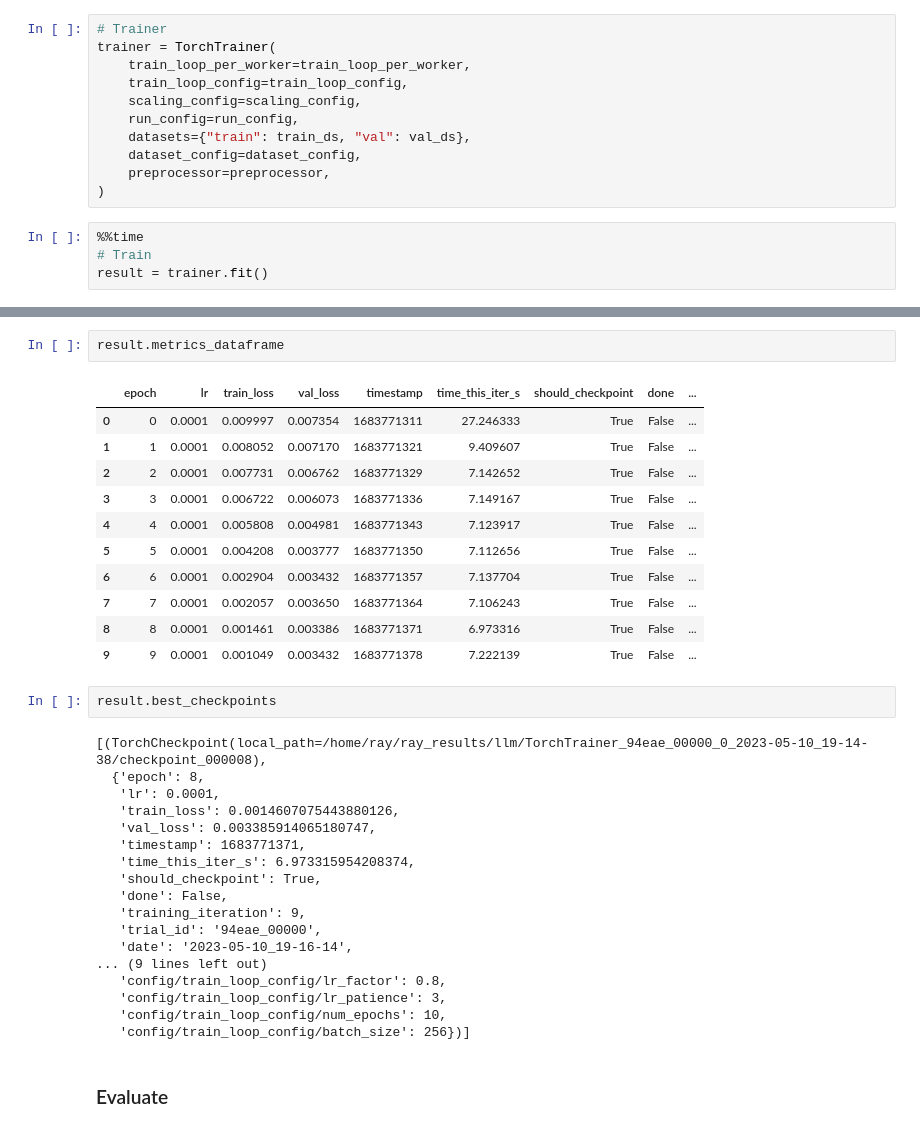
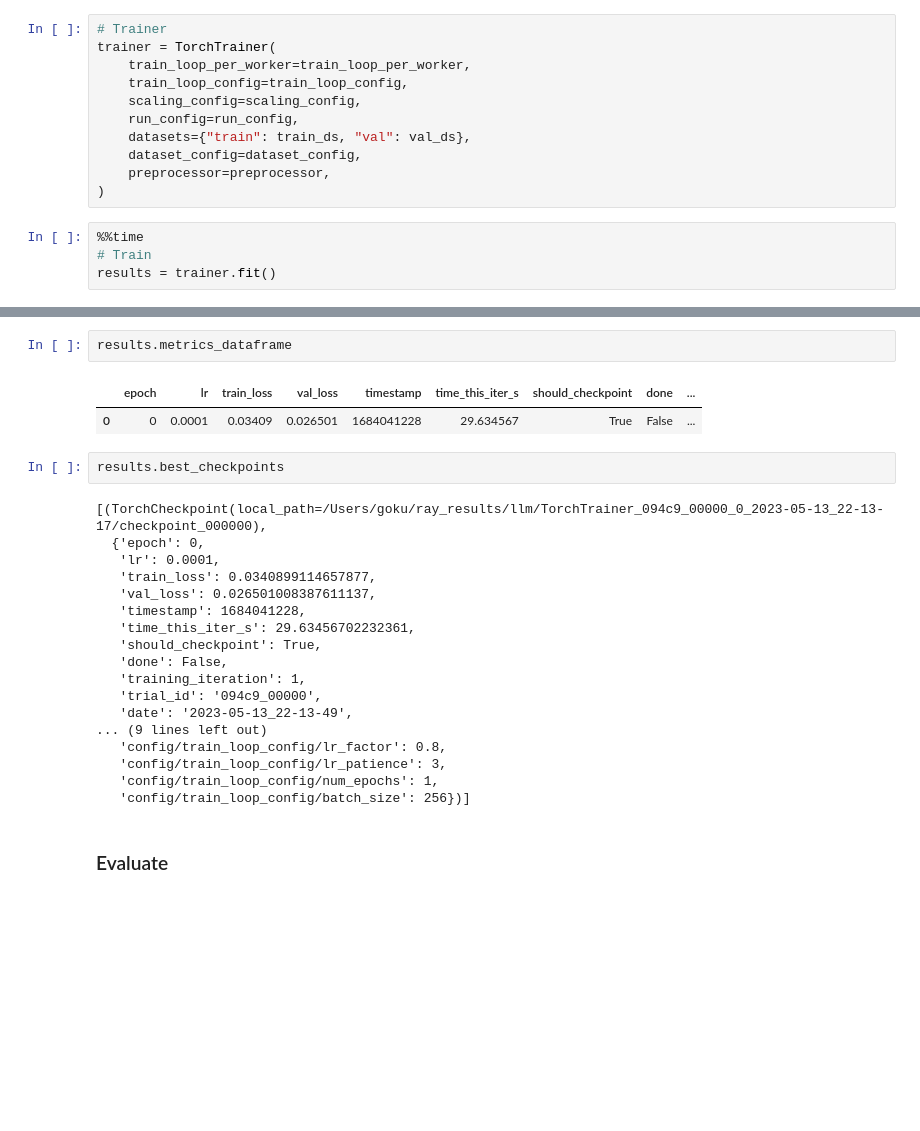
Before and after one commit to anyscale/Made-With-ML, a Jupyter notebook: notebooks/madewithml.ipynb, the cells around one changed output, grey strips where cells are left out. Saved outputs shown, nothing was run; the diff lists cells and outputs as text; blank space fills up the shorter version.

```diff
--- a/notebooks/madewithml.ipynb
+++ b/notebooks/madewithml.ipynb
@@ -807,4 +830,4 @@ trainer = TorchTrainer(
 # %%
 %%time
 # Train
-result = trainer.fit()
+results = trainer.fit()
@@ -811,36 +867,27 @@ result = trainer.fit()
 # %%
-result.metrics_dataframe
+results.metrics_dataframe
 # %% [output]
 |  | epoch | lr | train_loss | val_loss | timestamp | time_this_iter_s | should_checkpoint | done | ... |
-| 0 | 0 | 0.0001 | 0.009997 | 0.007354 | 1683771311 | 27.246333 | True | False | ... |
-| 1 | 1 | 0.0001 | 0.008052 | 0.007170 | 1683771321 | 9.409607 | True | False | ... |
-| 2 | 2 | 0.0001 | 0.007731 | 0.006762 | 1683771329 | 7.142652 | True | False | ... |
-| 3 | 3 | 0.0001 | 0.006722 | 0.006073 | 1683771336 | 7.149167 | True | False | ... |
-| 4 | 4 | 0.0001 | 0.005808 | 0.004981 | 1683771343 | 7.123917 | True | False | ... |
-| 5 | 5 | 0.0001 | 0.004208 | 0.003777 | 1683771350 | 7.112656 | True | False | ... |
-| 6 | 6 | 0.0001 | 0.002904 | 0.003432 | 1683771357 | 7.137704 | True | False | ... |
-| 7 | 7 | 0.0001 | 0.002057 | 0.003650 | 1683771364 | 7.106243 | True | False | ... |
-| 8 | 8 | 0.0001 | 0.001461 | 0.003386 | 1683771371 | 6.973316 | True | False | ... |
-| 9 | 9 | 0.0001 | 0.001049 | 0.003432 | 1683771378 | 7.222139 | True | False | ... |
+| 0 | 0 | 0.0001 | 0.03409 | 0.026501 | 1684041228 | 29.634567 | True | False | ... |
 # %%
-result.best_checkpoints
+results.best_checkpoints
 # %% [output]
-[(TorchCheckpoint(local_path=/home/ray/ray_results/llm/TorchTrainer_94eae_00000_0_2023-05-10_19-14-38/checkpoint_000008),
-  {'epoch': 8,
+[(TorchCheckpoint(local_path=/Users/goku/ray_results/llm/TorchTrainer_094c9_00000_0_2023-05-13_22-13-17/checkpoint_000000),
+  {'epoch': 0,
    'lr': 0.0001,
-   'train_loss': 0.0014607075443880126,
-   'val_loss': 0.003385914065180747,
-   'timestamp': 1683771371,
-   'time_this_iter_s': 6.973315954208374,
+   'train_loss': 0.0340899114657877,
+   'val_loss': 0.026501008387611137,
+   'timestamp': 1684041228,
+   'time_this_iter_s': 29.63456702232361,
    'should_checkpoint': True,
    'done': False,
-   'training_iteration': 9,
-   'trial_id': '94eae_00000',
-   'date': '2023-05-10_19-16-14',
+   'training_iteration': 1,
+   'trial_id': '094c9_00000',
+   'date': '2023-05-13_22-13-49',
 ... (9 lines left out)
    'config/train_loop_config/lr_factor': 0.8,
    'config/train_loop_config/lr_patience': 3,
-   'config/train_loop_config/num_epochs': 10,
+   'config/train_loop_config/num_epochs': 1,
    'config/train_loop_config/batch_size': 256})]
 # %% [markdown]
 ### Evaluate
```
Also changed, not shown: parts of 37 cells of this notebook, 10 other files.
